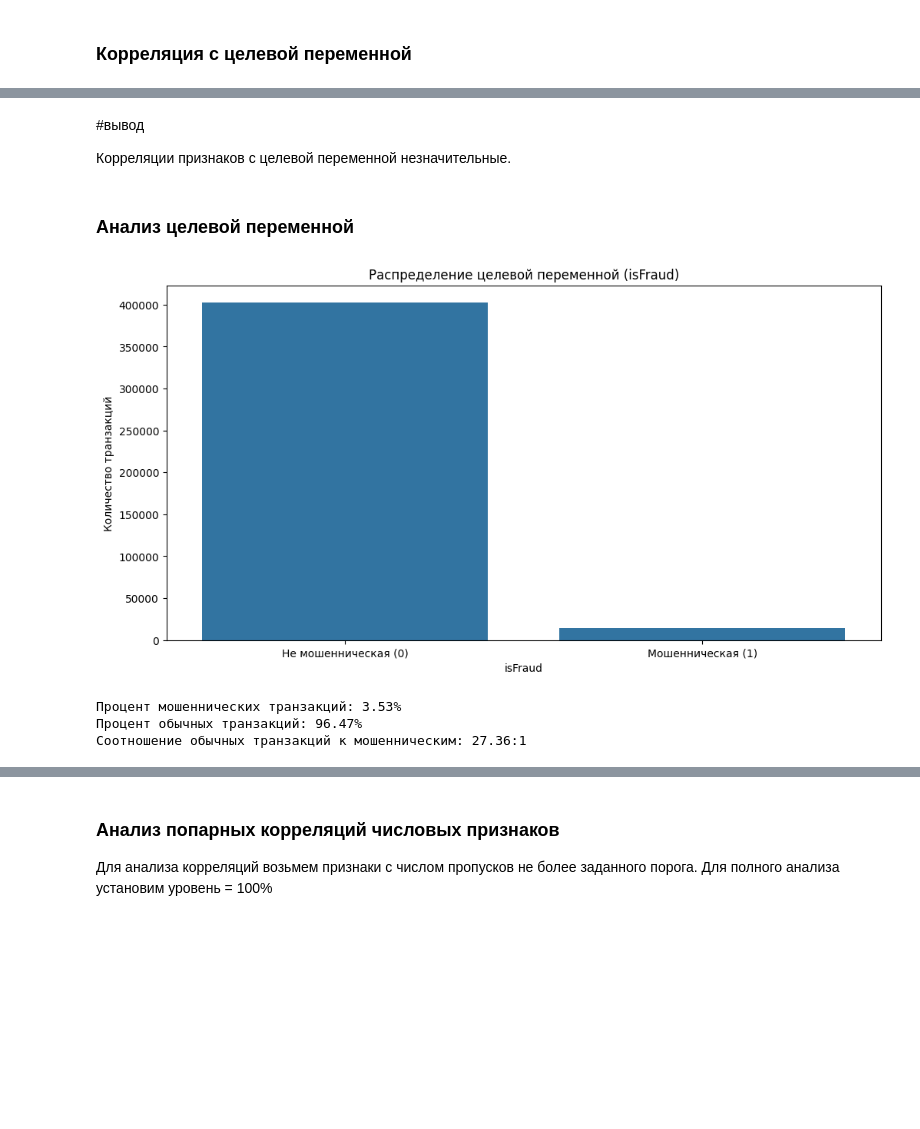
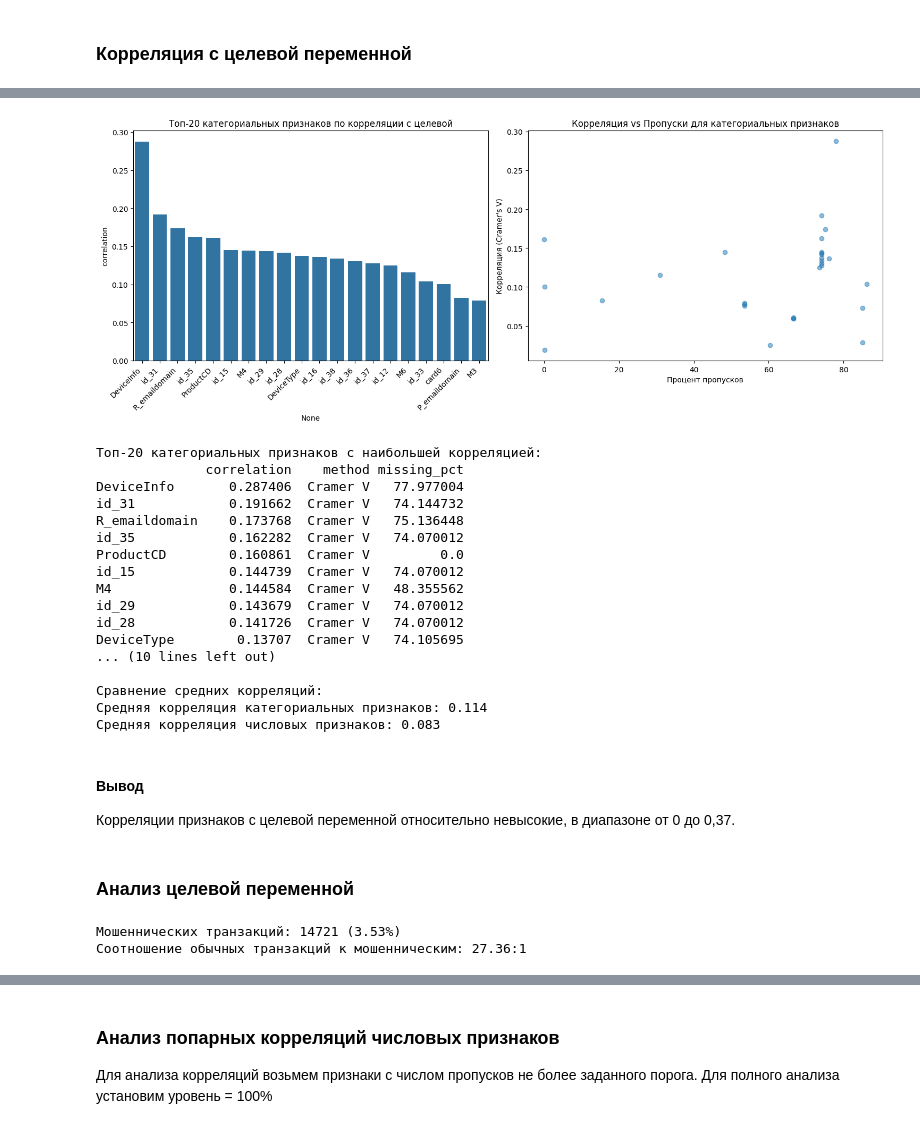
Before and after one commit to psaw/hse-ai24-ml, a Jupyter notebook: hw-7/ML_AI24_HT7.ipynb, the cells around one changed output, grey strips where cells are left out. Saved outputs shown, nothing was run; the diff lists cells and outputs as text; code cells hidden in the pictures; blank space fills up the shorter version.

```diff
--- a/hw-7/ML_AI24_HT7.ipynb
+++ b/hw-7/ML_AI24_HT7.ipynb
@@ -357,30 +421,67 @@ V228: 75.69%
+# %%
+# Визуализация результатов
+plt.figure(figsize=(15, 6))
+
+# График топ-20 корреляций
+plt.subplot(1, 2, 1)
+top_correlations = cat_corrs.head(20)
+sns.barplot(x=top_correlations.index, y='correlation', data=top_correlations)
+plt.xticks(rotation=45, ha='right')
+plt.title('Топ-20 категориальных признаков по корреляции с целевой')
+plt.tight_layout()
+
+# Scatter plot для процента пропусков vs корреляция
+plt.subplot(1, 2, 2)
+plt.scatter(cat_corrs['missing_pct'], cat_corrs['correlation'], alpha=0.5)
+plt.xlabel('Процент пропусков')
+plt.ylabel('Корреляция (Cramer\'s V)')
+plt.title('Корреляция vs Пропуски для категориальных признаков')
+
+plt.tight_layout()
+plt.show()
+
+# Выводим топ признаки с их характеристиками
+print("\nТоп-20 категориальных признаков с наибольшей корреляцией:")
+print(cat_corrs.head(20).round(3))
+
+# Сравнение с числовыми признаками
+print("\nСравнение средних корреляций:")
+print(f"Средняя корреляция категориальных признаков: {cat_corrs['correlation'].mean():.3f}")
+print(f"Средняя корреляция числовых признаков: {tgt_corrs['correlation'].mean():.3f}")
+# %% [output]
+[figure, added]
+Топ-20 категориальных признаков с наибольшей корреляцией:
+              correlation    method missing_pct
+DeviceInfo       0.287406  Cramer V   77.977004
+id_31            0.191662  Cramer V   74.144732
+R_emaildomain    0.173768  Cramer V   75.136448
+id_35            0.162282  Cramer V   74.070012
+ProductCD        0.160861  Cramer V         0.0
+id_15            0.144739  Cramer V   74.070012
+M4               0.144584  Cramer V   48.355562
+id_29            0.143679  Cramer V   74.070012
+id_28            0.141726  Cramer V   74.070012
+DeviceType        0.13707  Cramer V   74.105695
+... (10 lines left out)
+
+Сравнение средних корреляций:
+Средняя корреляция категориальных признаков: 0.114
+Средняя корреляция числовых признаков: 0.083
 # %% [markdown]
-#вывод
+#### Вывод
 
-Корреляции признаков с целевой переменной незначительные.
+Корреляции признаков с целевой переменной относительно невысокие, в диапазоне от 0 до 0,37.
 # %% [markdown]
 ### Анализ целевой переменной
 # %%
-# Анализ распределения целевой переменной
-plt.figure(figsize=(12, 6))
-sns.countplot(x=y_train)
-plt.title('Распределение целевой переменной (isFraud)')
-plt.xlabel('isFraud')
-plt.ylabel('Количество транзакций')
-plt.xticks([0, 1], ['Не мошенническая (0)', 'Мошенническая (1)'])
-plt.show()
-
 # Вычисляем процентное соотношение классов
 fraud_percentage = y_train.mean() * 100
 non_fraud_percentage = 100 - fraud_percentage
 
-print(f"Процент мошеннических транзакций: {fraud_percentage:.2f}%")
-print(f"Процент обычных транзакций: {non_fraud_percentage:.2f}%")
+print(f"Мошеннических транзакций: {y_train.sum()} ({fraud_percentage:.2f}%)")
 print(f"Соотношение обычных транзакций к мошенническим: {non_fraud_percentage/fraud_percentage:.2f}:1")
 # %% [output]
-[figure, removed]
-Процент мошеннических транзакций: 3.53%
-Процент обычных транзакций: 96.47%
+Мошеннических транзакций: 14721 (3.53%)
 Соотношение обычных транзакций к мошенническим: 27.36:1
 # %% [markdown]
 #### Вывод
```
Also changed, not shown: parts of 44 cells of this notebook, 1 other file.
